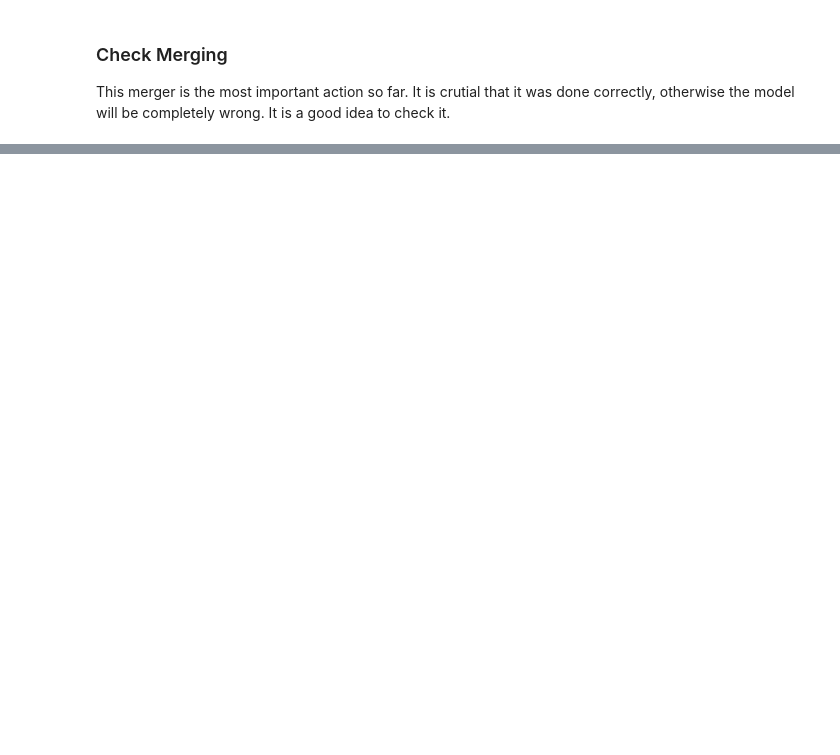
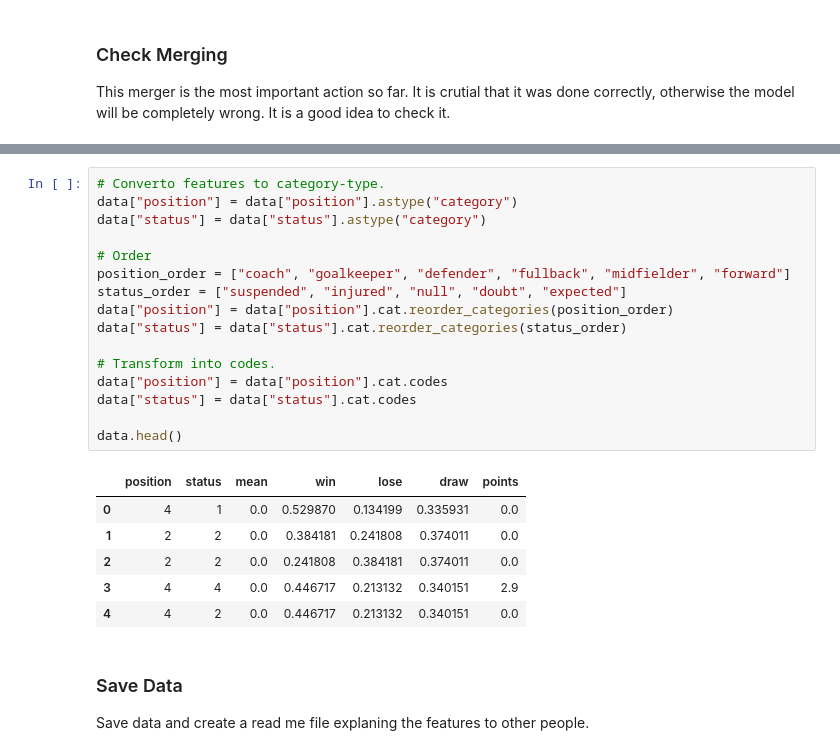
Before and after one commit to matheusccouto/palpite, a Jupyter notebook: notebooks/model_building.ipynb, the cells around one changed output, grey strips where cells are left out. Cells and saved outputs as stored; diff of their text form; blank space fills up the shorter version.

```diff
--- a/notebooks/model_building.ipynb
+++ b/notebooks/model_building.ipynb
@@ -826,0 +867,26 @@ With that, we are done with the data wrangling process (finally). Now we can pro
+# %%
+# Converto features to category-type.
+data["position"] = data["position"].astype("category")
+data["status"] = data["status"].astype("category")
+
+# Order
+position_order = ["coach", "goalkeeper", "defender", "fullback", "midfielder", "forward"]
+status_order = ["suspended", "injured", "null", "doubt", "expected"]
+data["position"] = data["position"].cat.reorder_categories(position_order)
+data["status"] = data["status"].cat.reorder_categories(status_order)
+
+# Transform into codes.
+data["position"] = data["position"].cat.codes
+data["status"] = data["status"].cat.codes
+
+data.head()
+# %% [output]
+|  | position | status | mean | win | lose | draw | points |
+| 0 | 4 | 1 | 0.0 | 0.529870 | 0.134199 | 0.335931 | 0.0 |
+| 1 | 2 | 2 | 0.0 | 0.384181 | 0.241808 | 0.374011 | 0.0 |
+| 2 | 2 | 2 | 0.0 | 0.241808 | 0.384181 | 0.374011 | 0.0 |
+| 3 | 4 | 4 | 0.0 | 0.446717 | 0.213132 | 0.340151 | 2.9 |
+| 4 | 4 | 2 | 0.0 | 0.446717 | 0.213132 | 0.340151 | 0.0 |
+# %% [markdown]
+### Save Data
+Save data and create a read me file explaning the features to other people.
```
Also changed, not shown: parts of 17 cells of this notebook, 2 other files.
